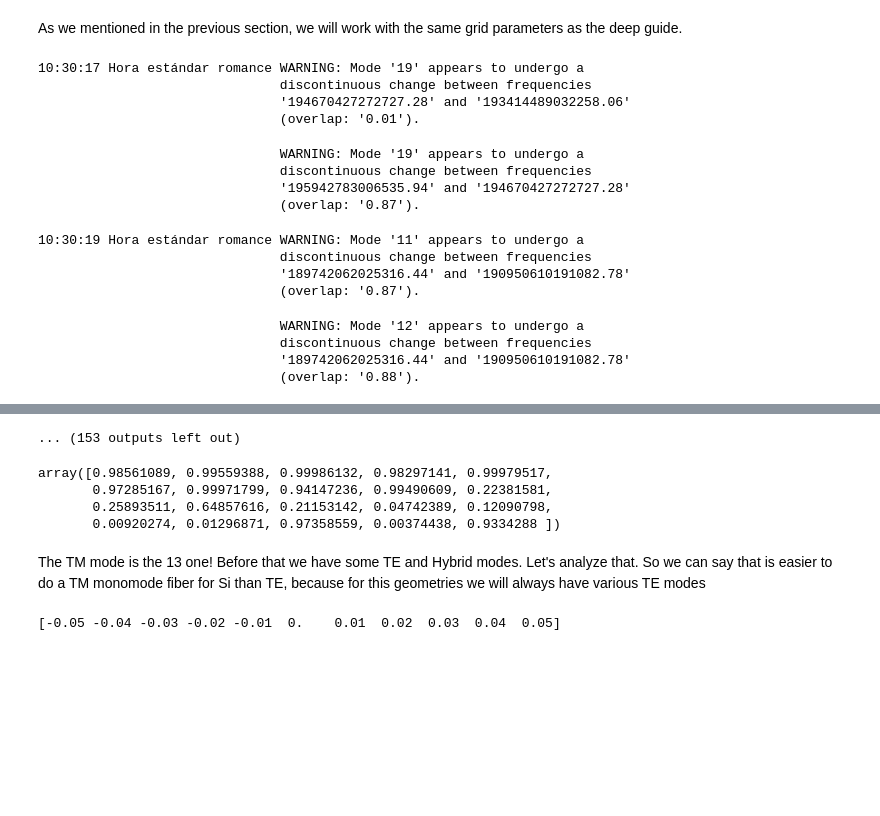
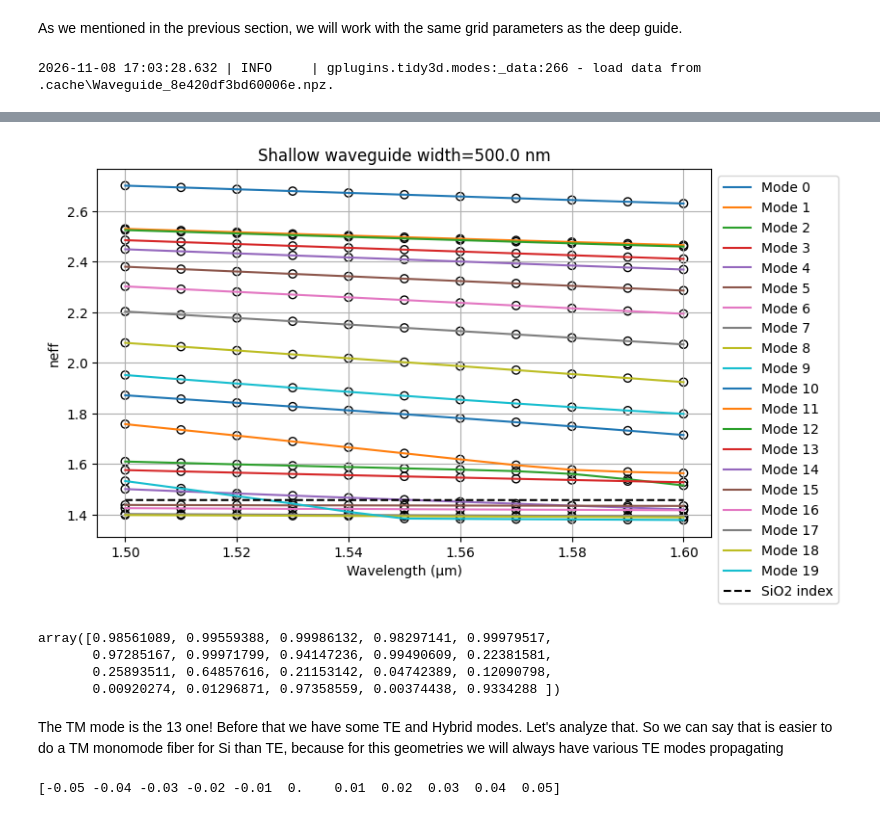
Before and after one commit to DBAEASE/pic-upv-lab1, a Jupyter notebook: WAVEGUIDES_Student.ipynb, the cells around one changed output, grey strips where cells are left out. Saved outputs shown, nothing was run; the diff lists cells and outputs as text; code cells hidden in the pictures; blank space fills up the shorter version.

```diff
--- a/WAVEGUIDES_Student.ipynb
+++ b/WAVEGUIDES_Student.ipynb
@@ -1476,7 +1560,7 @@ for k in range(res_neff.shape[1]):
     # It's necessary to 'access' each element on the array
     plt.scatter(wavelength, res_neff[:,k].real,edgecolors='k',facecolors='none',label = '__nolegend__')
     plt.plot(wavelength, res_neff[:,k].real,label=f'Mode {k}')
-plt.title(f"Shallow waveguide width={deep_waveguide.core_width/nm}")
+plt.title(f"Shallow waveguide width={deep_waveguide.core_width/nm} nm")
 plt.xlabel("Wavelength (μm)")
 plt.ylabel("neff")
 plt.grid()
@@ -1484,19 +1568,4 @@ plt.plot(wavelength, box_index,'k--', label='SiO2 index')
 plt.legend(loc='upper left', bbox_to_anchor=(1, 1))
 plt.tight_layout(rect=[0, 0, 0.85, 1])
 # %% [output]
-10:30:17 Hora estándar romance WARNING: Mode '19' appears to undergo a
-                               discontinuous change between frequencies
-                               '194670427272727.28' and '193414489032258.06'
-                               (overlap: '0.01').
+2026-11-08 17:03:28.632 | INFO     | gplugins.tidy3d.modes:_data:266 - load data from .cache\Waveguide_8e420df3bd60006e.npz.
-                               WARNING: Mode '19' appears to undergo a
-                               discontinuous change between frequencies
-                               '195942783006535.94' and '194670427272727.28'
-                               (overlap: '0.87').
-10:30:19 Hora estándar romance WARNING: Mode '11' appears to undergo a
-                               discontinuous change between frequencies
-                               '189742062025316.44' and '190950610191082.78'
-                               (overlap: '0.87').
-                               WARNING: Mode '12' appears to undergo a
-                               discontinuous change between frequencies
-                               '189742062025316.44' and '190950610191082.78'
-                               (overlap: '0.88').
@@ -1519,4 +1572,4 @@ plt.tight_layout(rect=[0, 0, 0.85, 1])
-... (153 outputs left out)
+[figure, added]
 # %%
 res_te
 # %% [output]
@@ -1525,7 +1578,7 @@ array([0.98561089, 0.99559388, 0.99986132, 0.98297141, 0.99979517,
        0.25893511, 0.64857616, 0.21153142, 0.04742389, 0.12090798,
        0.00920274, 0.01296871, 0.97358559, 0.00374438, 0.9334288 ])
 # %% [markdown]
-The TM mode is the 13 one! Before that we have some TE and Hybrid modes. Let's analyze that. So we can say that is easier to do a TM monomode fiber for Si than TE, because for this geometries we will always have various TE modes
+The TM mode is the 13 one! Before that we have some TE and Hybrid modes. Let's analyze that. So we can say that is easier to do a TM monomode fiber for Si than TE, because for this geometries we will always have various TE modes propagating
 # %%
 lambda_0 = 1550
 wavelength = wavelength = np.linspace(1500, 1600,11)
```
Also changed, not shown: parts of 48 cells of this notebook, 1 other file.
